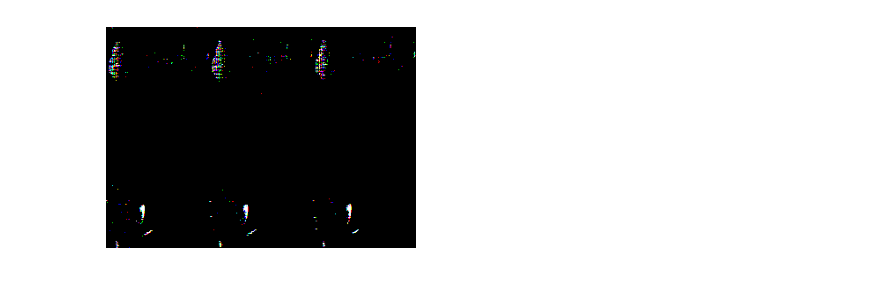
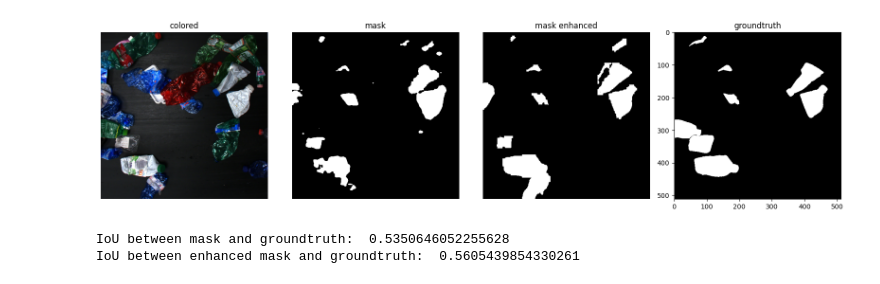
Before and after one commit to andreamarelli99/WS-WS-Dataset, a Jupyter notebook: sam.ipynb, the cells around one changed output. Saved outputs shown, nothing was run; the diff lists cells and outputs as text; code cells hidden in the pictures.

```diff
--- a/sam.ipynb
+++ b/sam.ipynb
@@ -57,8 +11,0 @@ with torch.inference_mode(), torch.autocast("cuda", dtype=torch.bfloat16):
-# %%
-masks = masks.reshape([image.shape[0],image.shape[1],image.shape[2]])
-plt.figure(figsize=(4, 4))
-plt.imshow(masks)
-plt.axis('off')
-plt.show()
-# %% [output]
-[figure, removed]
@@ -64,0 +15,3 @@ plt.show()
+# %%
+mask = np.load("dataset/generated/mask_before-video-000_frame-0001.npy")
+sam_masks = np.load("dataset/SAM/masks/test_set/before/before-video-000/frame-0001.npz")["data"]
@@ -64,0 +23,45 @@ plt.show()
+# %%
+image = Image.open("dataset/test_set/images/before/before-video-000/frame-0001.jpg")
+image3 = Image.open("dataset/SAM/enhanced/test1.png")
+image3 = np.array(image3.convert("L"))
+groundtruth = Image.open("dataset/test_set/masks/before/before-video-000/frame-0001.jpg")
+groundtruth = cv2.resize(np.array(groundtruth), (512, 512), interpolation=cv2.INTER_NEAREST)
+fig, axes = plt.subplots(1, 4, figsize=(16, 4))
+
+# Image 1
+axes[0].imshow(image)
+axes[0].set_title("colored")
+axes[0].axis('off')
+
+# Image 2
+axes[1].imshow(mask, cmap='gray')
+axes[1].set_title("mask")
+axes[1].axis('off')
+
+# Image 3
+axes[2].imshow(image3, cmap='gray')
+axes[2].set_title("mask enhanced")
+axes[2].axis('off')
+
+axes[3].imshow(groundtruth, cmap='gray')
+axes[3].set_title("groundtruth")
+axes[3].axis('off')
+
+# Show the plot
+plt.tight_layout()
+plt.show()
+# %% [output]
+[figure, added]
+# %%
+def IoU(img1, img2):
+    intersection = np.logical_and(img1, img2)
+    union = np.logical_or(img1, img2)
+    return np.sum(intersection) / np.sum(union)
+
+
+
+print("IoU between mask and groundtruth: ", IoU(mask, groundtruth))
+print("IoU between enhanced mask and groundtruth: ", IoU(np.array(image3), groundtruth))
+# %% [output]
+IoU between mask and groundtruth:  0.5350646052255628
+IoU between enhanced mask and groundtruth:  0.5605439854330261
```
Also changed, not shown: parts of 10 cells of this notebook, 1 other file.
